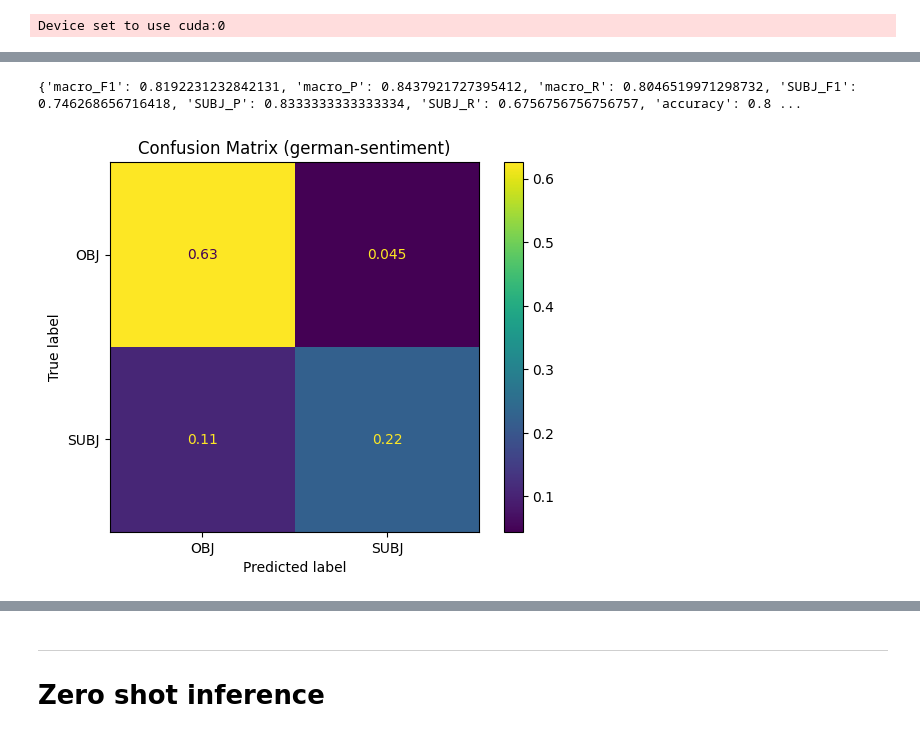
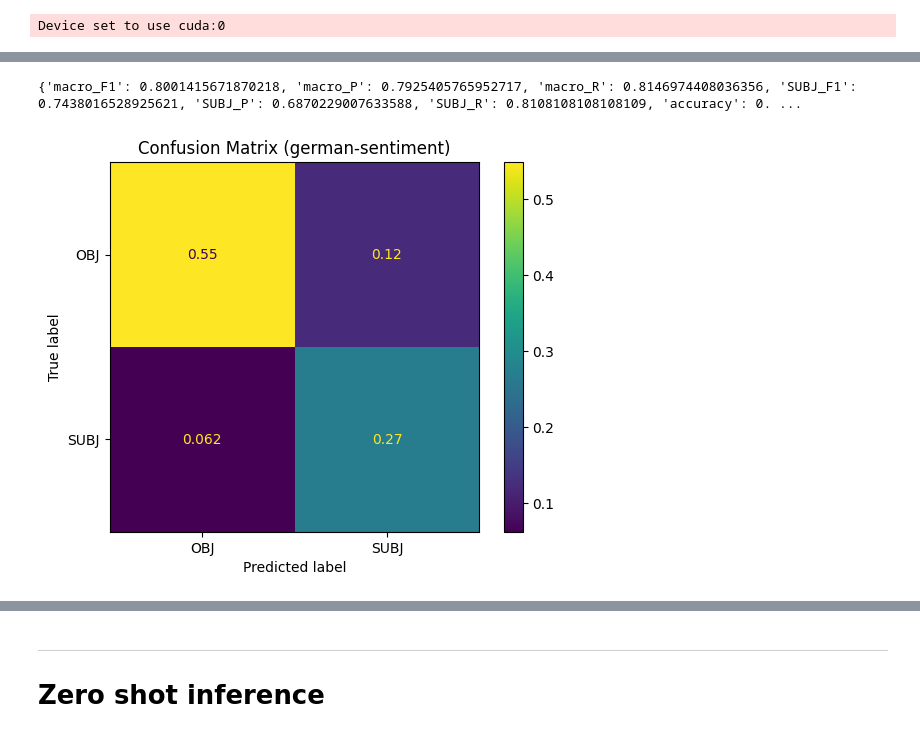
Before and after one commit to MatteoFasulo/clef2025-checkthat, a Jupyter notebook: notebook.ipynb, the cells around one changed output, grey strips where cells are left out. Drawn from its saved outputs; the diff is of its cells as text; code cells hidden in the pictures.

```diff
--- a/notebook.ipynb
+++ b/notebook.ipynb
@@ -1487,0 +1567,2 @@ plt.show()
+# %%
+trainer.train()
@@ -1487,0 +1722,2 @@ plt.show()
+# %%
+trainer.train()
@@ -1487,0 +1878,2 @@ plt.show()
+# %%
+trainer.train()
@@ -1503,36 +1938,31 @@ Model deleted!
 class CustomModel(nn.Module):
     def __init__(self, model_name="microsoft/mdeberta-v3-base", num_labels=2, sentiment_dim=3):
         super().__init__()
-        self.config = DebertaV2Config.from_pretrained(model_name)
         self.model = DebertaV2Model.from_pretrained(model_name)
+        self.config = DebertaV2Config
         hidden_size = self.model.config.hidden_size
 
-        self.sentiment_ffn = nn.Sequential(
-            nn.Linear(sentiment_dim, 256),
+        self.classifier = nn.Sequential(
+            nn.Linear(hidden_size + sentiment_dim, 256),
             nn.ReLU(),
-            nn.Linear(256, hidden_size),
-            nn.Tanh(),
-            nn.Dropout(0.2)
+            nn.Dropout(0.1),
+            nn.Linear(256, num_labels)
         )
 
-        self.classifier = nn.Linear(hidden_size, num_labels)
+    def forward(self, input_ids, positive, neutral, negative, attention_mask=None, labels=None):
+        outputs = self.model(input_ids=input_ids, attention_mask=attention_mask)
+        last_hidden_state = outputs.last_hidden_state  # Shape: (batch_size, seq_len, hidden_size)
+        cls_embedding = last_hidden_state[:, 0, :]  # Get CLS token embedding
 
-    def forward(self, input_ids, positive, neutral, negative, attention_mask=None, labels=None):
-        # Process sentiment features
-        sentiment_features = torch.stack((positive, neutral, negative), dim=1)
-        sentiment_output = self.sentiment_ffn(sentiment_features)
+        # Sentiment features as a single tensor
+        sentiment_features = torch.stack((positive, neutral, negative), dim=1)  # Shape: (batch_size, 3)
 
-        # Get input embeddings
-        inputs_embeds = self.model.embeddings.word_embeddings(input_ids)
+        # Combine CLS embedding with sentiment features
+        combined_features = torch.cat((cls_embedding, sentiment_features), dim=1)
 
-        # Add sentiment information to the CLS token embedding
-        inputs_embeds[:, 0, :] = inputs_embeds[:, 0, :] + sentiment_output
+        # Classification head
+        logits = self.classifier(combined_features)
 
-        # Forward pass with modified embeddings
-        outputs = self.model(inputs_embeds=inputs_embeds, attention_mask=attention_mask)
-        cls_embedding = outputs.last_hidden_state[:, 0, :]
-
-        logits = self.classifier(cls_embedding)
         return {'logits': logits}
 # %%
 language = 'german'
@@ -1616,35 +2046,35 @@ TrainOutput(global_step=300, training_loss=0.4214481608072917, metrics={'train_r
 # %%
 best_thr = trainer.compute_best_threshold(dataset=dev_data)
 pred_info = trainer.predict(dataset=test_data, threshold=best_thr)
 
 predictions, labels = pred_info.predictions, pred_info.label_ids
 
 acc = accuracy_score(labels, predictions)
 m_prec, m_rec, m_f1, m_s = precision_recall_fscore_support(labels, predictions, average="macro",
                                                             zero_division=0)
 p_prec, p_rec, p_f1, p_s = precision_recall_fscore_support(labels, predictions, labels=[1],
                                                             zero_division=0)
 stats = {
         'macro_F1': m_f1,
         'macro_P': m_prec,
         'macro_R': m_rec,
         'SUBJ_F1': p_f1[0],
         'SUBJ_P': p_prec[0],
         'SUBJ_R': p_rec[0],
         'accuracy': acc
     }
 
 print(stats)
-results[f"{language}-sentiment"] = stats
+results[f"{language}-sentiment-thr"] = stats
 
 cm = confusion_matrix(labels, predictions, normalize='all')
 ConfusionMatrixDisplay(cm, display_labels=['OBJ', 'SUBJ']).plot()
 plt.title(f"Confusion Matrix ({language}-sentiment)")
 plt.show()
 # %% [output]
 [interactive output not drawn]
 [interactive output not drawn]
-{'macro_F1': 0.8192231232842131, 'macro_P': 0.8437921727395412, 'macro_R': 0.8046519971298732, 'SUBJ_F1': 0.746268656716418, 'SUBJ_P': 0.8333333333333334, 'SUBJ_R': 0.6756756756756757, 'accuracy': 0.8 ...
+{'macro_F1': 0.8001415671870218, 'macro_P': 0.7925405765952717, 'macro_R': 0.8146974408036356, 'SUBJ_F1': 0.7438016528925621, 'SUBJ_P': 0.6870229007633588, 'SUBJ_R': 0.8108108108108109, 'accuracy': 0. ...
-[figure, old version]
+[figure, new version]
 # %%
 pd.DataFrame(results).T.sort_values(by='macro_F1', ascending=False).round(4)
```
Also changed, not shown: parts of 56 cells of this notebook.
